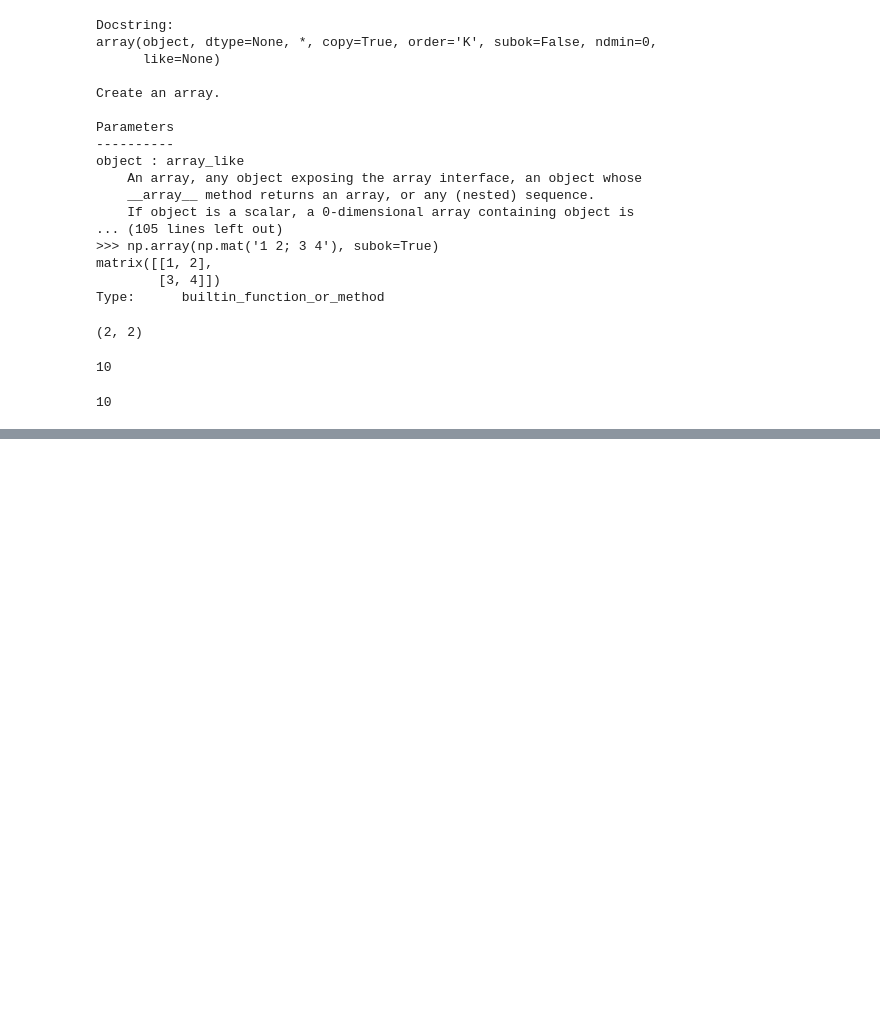
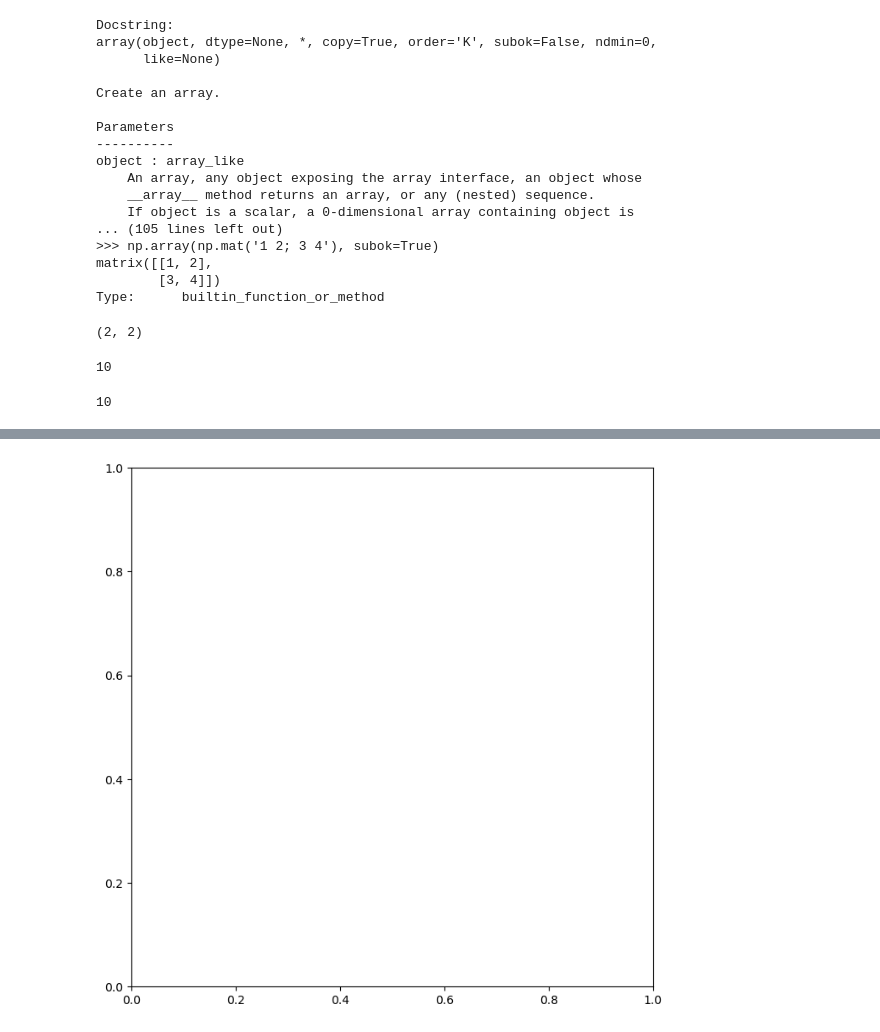
Before and after one commit to FenilMavani/DataAnlytics, a Jupyter notebook: chapter2.ipynb, the cells around one changed output, grey strips where cells are left out. Drawn from its saved outputs; the diff is of its cells as text; code cells hidden in the pictures; blank space fills up the shorter version.

```diff
--- a/chapter2.ipynb
+++ b/chapter2.ipynb
@@ -119,0 +167,6 @@ print(rng2.normal(scale=5,size=2)
+# %%
+output = subplots(figsize=(8, 8))
+fig = output[0]
+ax = output[1]
+# %% [output]
+[figure, added]
```
Also changed, not shown: parts of 14 cells of this notebook.
